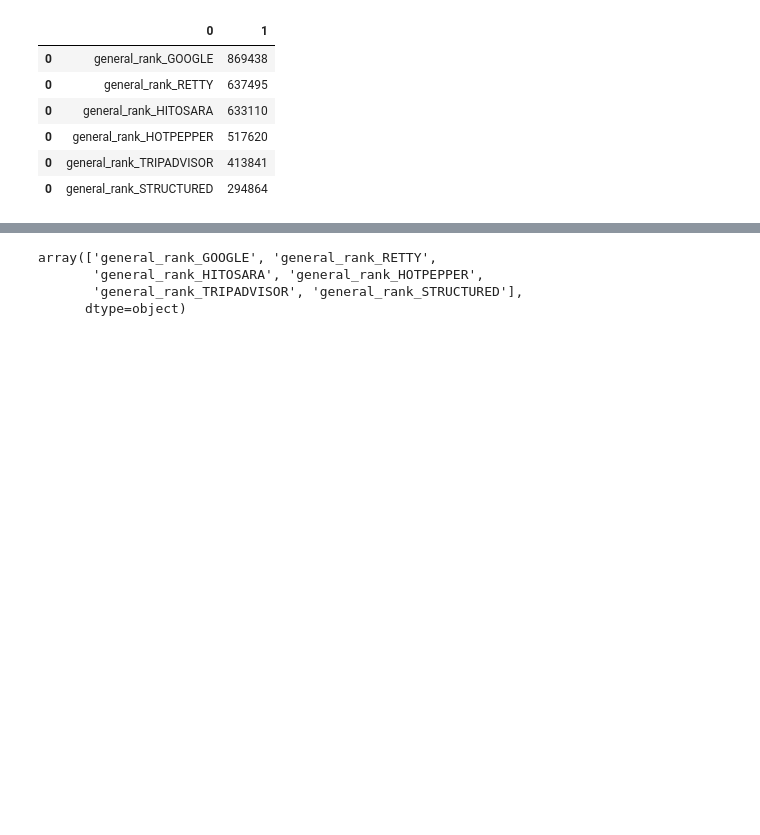
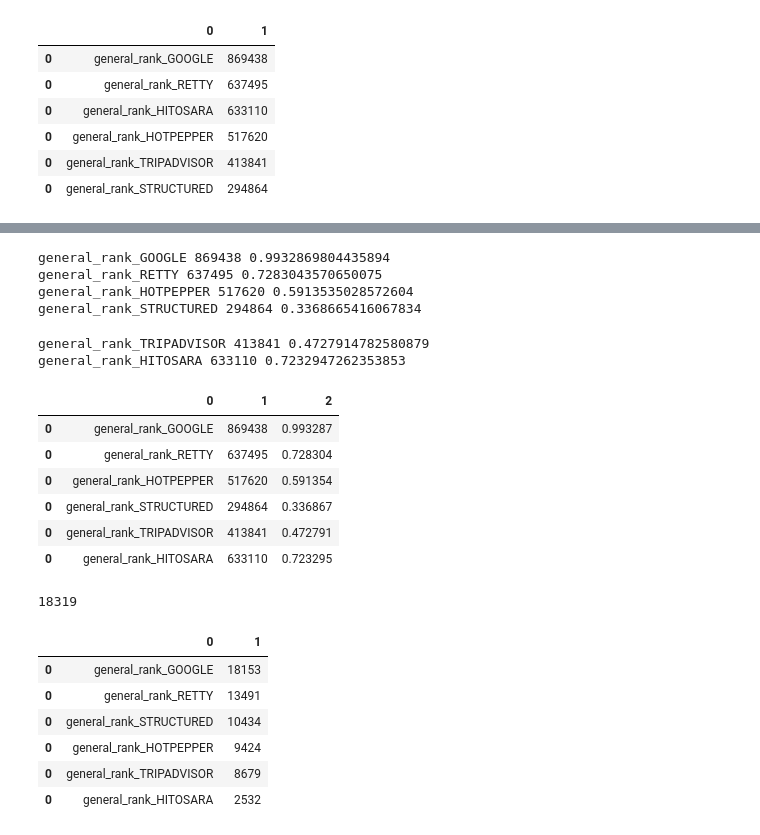
Before and after one commit to dgarage/dglab-ai-scoring_insitestream, a Jupyter notebook: pg/add_features.ipynb, the cells around one changed output, grey strips where cells are left out. Cells and saved outputs as stored; diff of their text form; code cells hidden in the pictures; blank space fills up the shorter version.

```diff
--- a/pg/add_features.ipynb
+++ b/pg/add_features.ipynb
@@ -548,3 +551,12 @@ rank_num.sort_values(by=1,ascending=False)
 | 0 | general_rank_HOTPEPPER | 517620 |
 | 0 | general_rank_TRIPADVISOR | 413841 |
 | 0 | general_rank_STRUCTURED | 294864 |
+# %%
+rank_num=pd.DataFrame()
+for column in general_rank_columns:
+    num=pseudo_time_series_filter[pseudo_time_series_filter["closed_date"].isna()==False][column].dropna().shape[0]
+    ratio=num/len(pseudo_time_series_filter[pseudo_time_series_filter["closed_date"].isna()==False])
+    print(column,num,ratio)
+    #上記を転置してrank_numに追加
+    rank_num=rank_num.append([[column,num,ratio]])
+rank_num
@@ -551,10 +570,40 @@ rank_num.sort_values(by=1,ascending=False)
+# %%
+rank_num=pd.DataFrame()
+for column in general_rank_columns:
+    num=pseudo_time_series_filter[column].dropna().shape[0]
+    ratio=num/len(pseudo_time_series_filter)
+    print(column,num,ratio)
+    #上記を転置してrank_numに追加
+    rank_num=rank_num.append([[column,num,ratio]])
+rank_num
+# %% [output]
+general_rank_GOOGLE 869438 0.9932869804435894
+general_rank_RETTY 637495 0.7283043570650075
+general_rank_HOTPEPPER 517620 0.5913535028572604
+general_rank_STRUCTURED 294864 0.3368665416067834
+general_rank_TRIPADVISOR 413841 0.4727914782580879
+general_rank_HITOSARA 633110 0.7232947262353853
+|  | 0 | 1 | 2 |
+| 0 | general_rank_GOOGLE | 869438 | 0.993287 |
+| 0 | general_rank_RETTY | 637495 | 0.728304 |
+| 0 | general_rank_HOTPEPPER | 517620 | 0.591354 |
+| 0 | general_rank_STRUCTURED | 294864 | 0.336867 |
+| 0 | general_rank_TRIPADVISOR | 413841 | 0.472791 |
+| 0 | general_rank_HITOSARA | 633110 | 0.723295 |
+# %%
+pseudo_time_series_filter["closed_date"].dropna().shape[0]
+# %% [output]
+18319
 # %%
-rank_num.sort_values(by=1,ascending=False)[0].values
+rank_num.sort_values(by=1,ascending=False)
 # %% [output]
-array(['general_rank_GOOGLE', 'general_rank_RETTY',
-       'general_rank_HITOSARA', 'general_rank_HOTPEPPER',
-       'general_rank_TRIPADVISOR', 'general_rank_STRUCTURED'],
-      dtype=object)
+|  | 0 | 1 |
+| 0 | general_rank_GOOGLE | 18153 |
+| 0 | general_rank_RETTY | 13491 |
+| 0 | general_rank_STRUCTURED | 10434 |
+| 0 | general_rank_HOTPEPPER | 9424 |
+| 0 | general_rank_TRIPADVISOR | 8679 |
+| 0 | general_rank_HITOSARA | 2532 |
 # %%
 g_filter=pseudo_time_series_filter
 rlist=["A","B","S","L","N","F"]
```
Also changed, not shown: parts of 15 cells of this notebook, 1 other file.
